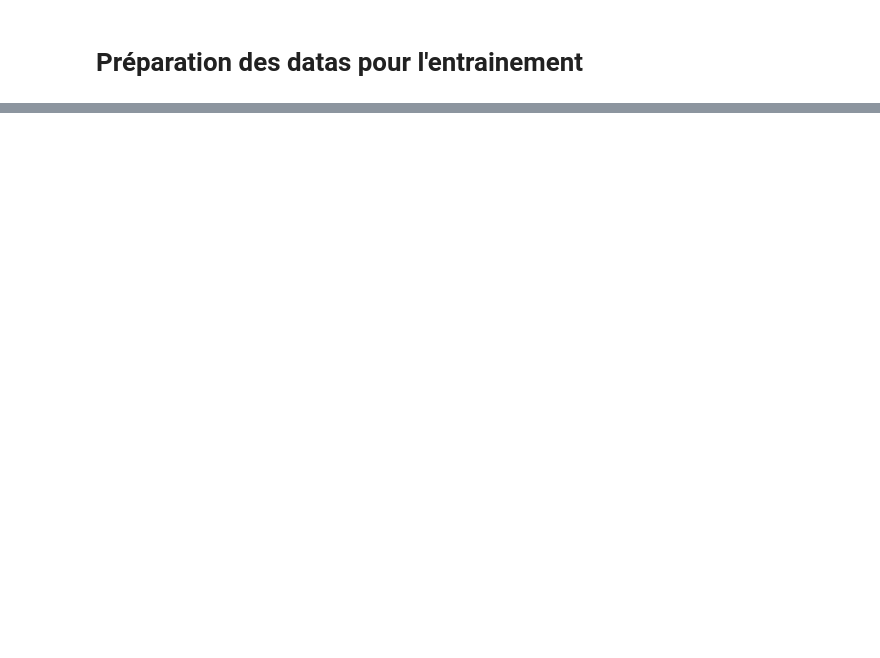
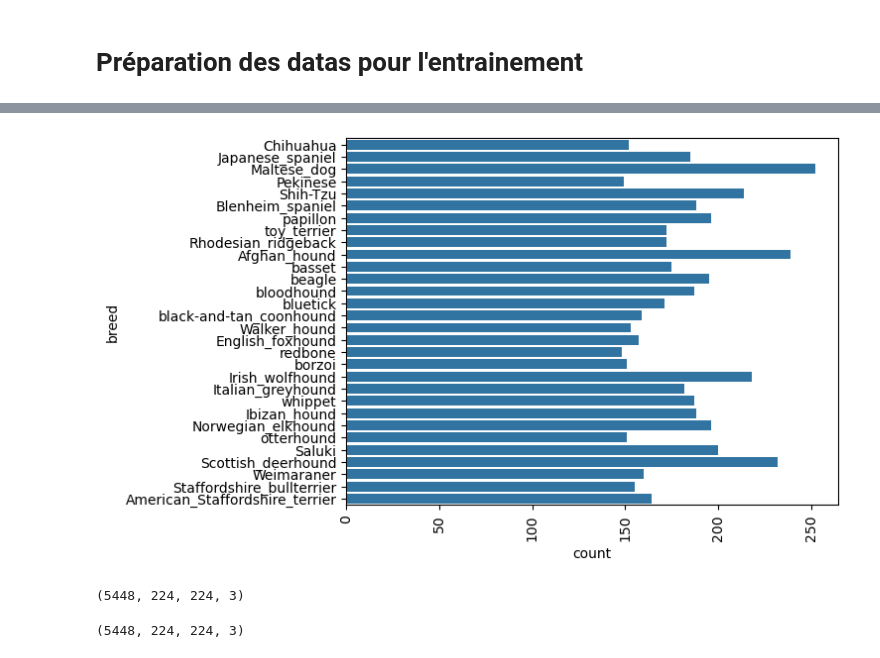
Before and after one commit to LordCatbug/Formation-Classification-image, a Jupyter notebook: PEGEOT_Guillaume_2_notebook_VGG16.ipynb, the cells around one changed output, grey strips where cells are left out. Cells and saved outputs as stored; diff of their text form; code cells hidden in the pictures; blank space fills up the shorter version.

```diff
--- a/PEGEOT_Guillaume_2_notebook_VGG16.ipynb
+++ b/PEGEOT_Guillaume_2_notebook_VGG16.ipynb
@@ -30,4 +31,6 @@ images_dir_OG= "./Datas/Images"
 annotations_dir_OG= "./Datas/Annotation"
 images_dir_S= "./Datas/Images_Small"
 annotations_dir_S= "./Datas/Annotation_Small"
+images_dir_M= "./Datas/Images_M"
+annotations_dir_M= "./Datas/Annotation_M"
 output_size=(224, 224)
@@ -34,7 +81,8 @@ output_size=(224, 224)
 # %%
 from tensorflow.keras.utils import img_to_array
-datas = fonctions_from_notebook_1.get_dogs_picture_breed(images_dir_OG,annotations_dir_OG,output_size)
+datas_raw = fonctions_from_notebook_1.get_dogs_picture_breed_raw(images_dir_M,annotations_dir_M,output_size)
+datas_altered = fonctions_from_notebook_1.get_dogs_picture_breed(images_dir_M,annotations_dir_M,output_size)
 # %%
-labels = datas['breed'].unique()
+labels = datas_raw['breed'].unique()
 label_to_index = {label: idx for idx, label in enumerate(labels)}
-datas['breed_idx'] = datas['breed'].map(label_to_index)
+datas_raw['breed_idx'] = datas_raw['breed'].map(label_to_index)
@@ -64,4 +89,32 @@ ImportError: cannot import name 'img_to_array' from 'keras.preprocessing.image'
+# %%
+import seaborn as sns
+sns.countplot(datas_raw['breed'])
+plt.xticks(rotation=90)
+plt.show()
+# %% [output]
+[figure, added]
+# %%
+def resize_images(image_list, target_size=(224, 224)):
+    resized_images = []
+    for image in image_list:
+        if image.shape != target_size + (3,):
+            print(image.shape)
+            print("REZISE")
+            image = tf.image.resize(image, target_size).numpy()
+        resized_images.append(image)
+    return np.array(resized_images)
+
+# Appliquer la fonction de redimensionnement
+X = resize_images(datas_raw['image'])
+print(X.shape)  # Devrait maintenant être (20580, 224, 224, 3)
+# %% [output]
+(5448, 224, 224, 3)
 # %%
 # Séparer les données en images et étiquettes
-X = np.array(img_to_array(datas['image']))
-y = to_categorical(datas['breed_idx'])
+#X = np.array(datas['image'])
+X = np.array([np.array(image) for image in datas_raw['image']])
+print(X.shape)
+y = to_categorical(datas_raw['breed_idx'])
+X_train, X_val, y_train, y_val = train_test_split(X, y, test_size=0.2, random_state=42)
+# %% [output]
+(5448, 224, 224, 3)
```
Also changed, not shown: parts of 19 cells of this notebook, 1 other file.
